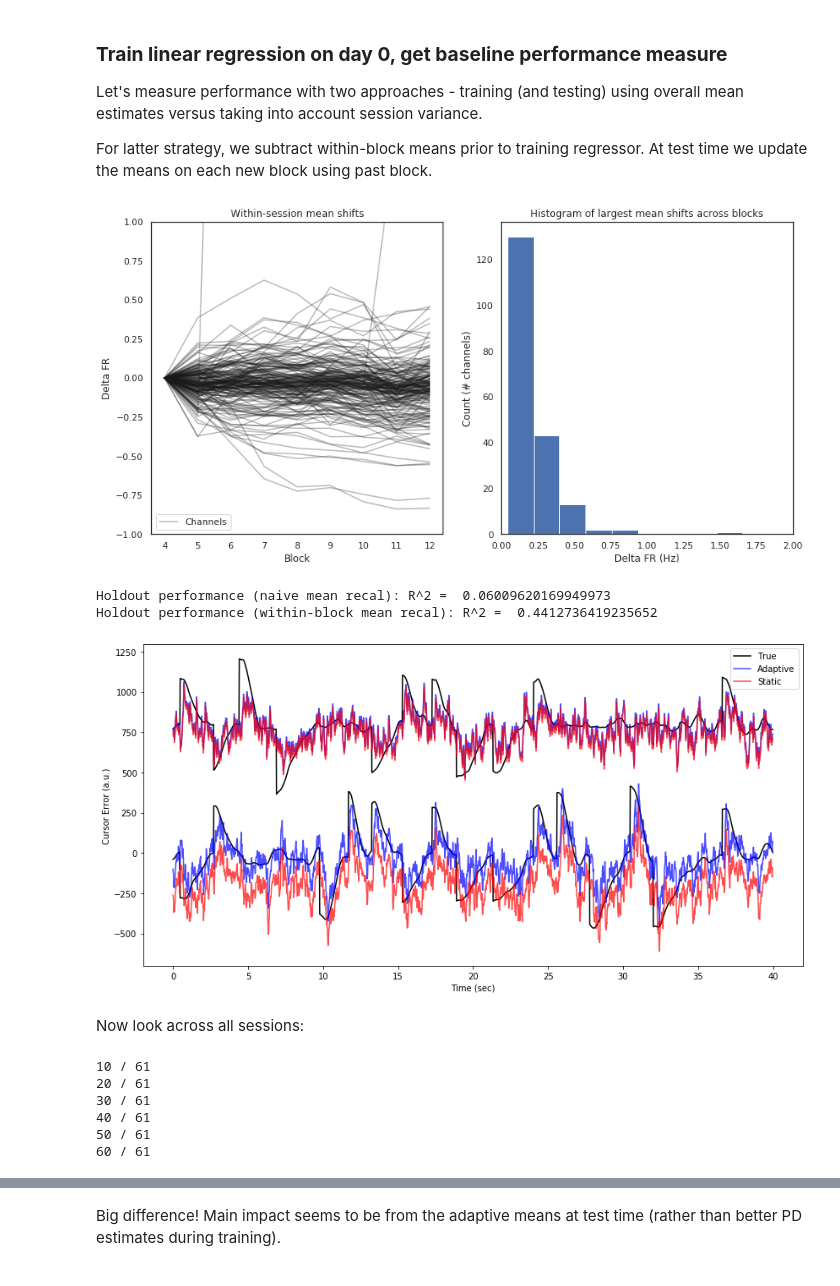
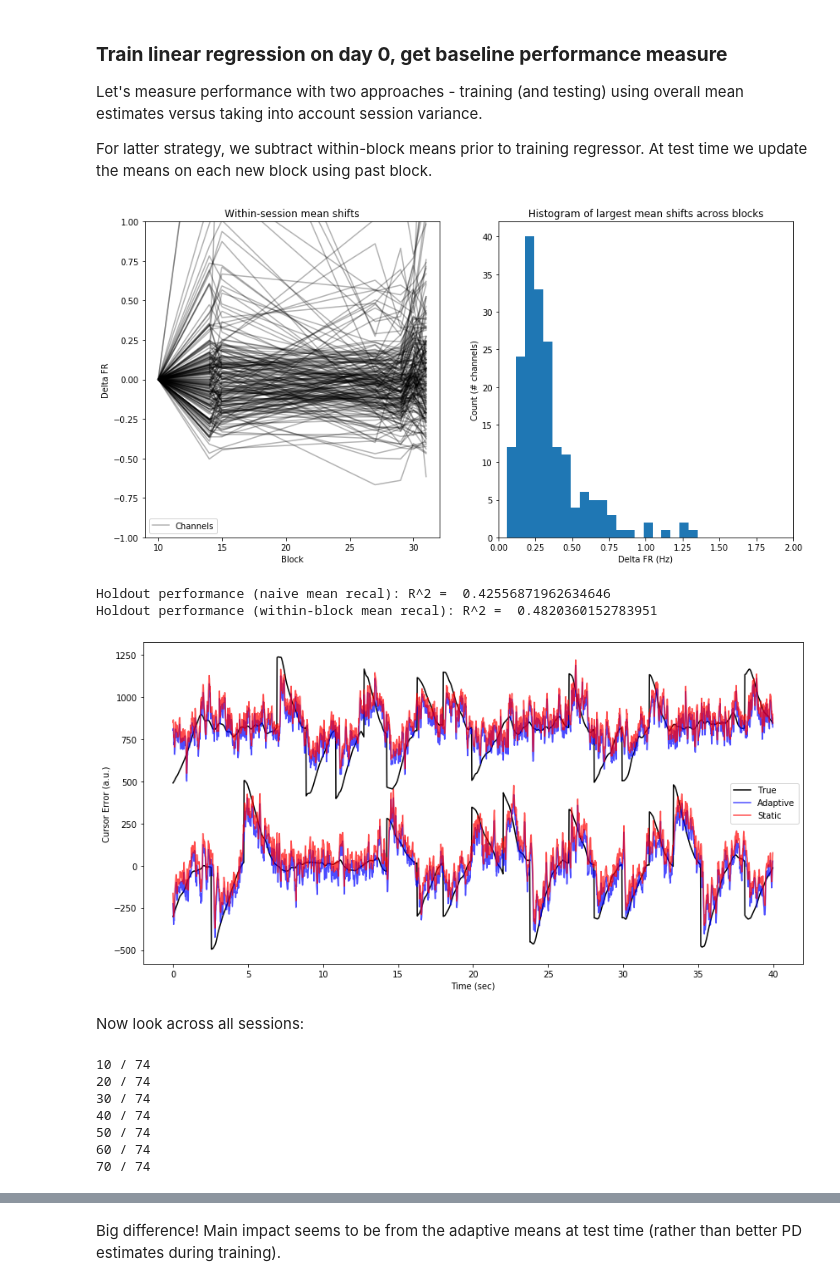
Before and after one commit to guyhwilson/nonstationarities, a Jupyter notebook: notebooks/example_MeanRecalibration.ipynb, the cells around one changed output, grey strips where cells are left out. Cells and saved outputs as stored; diff of their text form; code cells hidden in the pictures.

```diff
--- a/notebooks/example_MeanRecalibration.ipynb
+++ b/notebooks/example_MeanRecalibration.ipynb
@@ -22,15 +22,19 @@ from sklearn.linear_model import LinearRegression
 from sklearn.model_selection import train_test_split
 
 
+min_nblocks    = 2
+max_ndays      = 1e99
+participant    = 'T5'
 
-data_dir    = '/oak/stanford/groups/shenoy/gwilson/nonstationarities/'
-fig_path    = '/home/users/ghwilson/projects/nonstationarities/figures/'
-participant = 'T5/historical/'
-min_nblocks = 3
 
-# preprocess by selecting sessions with a minimal block count:
-files  = loadDataset(data_dir, participant)
-files  = get_Sessions(files, min_nblocks = 3)
+FILE_DIR       = '/oak/stanford/groups/shenoy/ghwilson/nonstationarities/' + participant + '/'
+fig_path       = '/home/users/ghwilson/projects/nonstationarities/figures/'
+filelist       = glob.glob(FILE_DIR + 'historical/*')
+filelist.extend(glob.glob(FILE_DIR + 'new/*'))
+
+block_constraints = getBlockConstraints(FILE_DIR)
+
+files          = get_Sessions(filelist, min_nblocks,  block_constraints = block_constraints)
 # %% [markdown]
 ### **Train linear regression on day 0, get baseline performance measure**
 
@@ -41,38 +45,38 @@ For latter strategy, we subtract within-block means prior to training regressor.
 figSize(7, 14)
 
 # Get initial day performance and decoder:
-day0       = DataStruct(files[20], alignScreens = True, causal_filter= 2)
+day0       = DataStruct(files[2], alignScreens = True, causal_filter= 2)
 date       = 't5.' + day0.date
 
 n_channels = day0.TX[0].shape[1]
 blocks     = np.copy(day0.blockList)
 means      = np.zeros((len(blocks), n_channels))
 
 for i, block in enumerate(blocks):
     trls        = np.where(day0.blockNums == block)[0]
     neural      = np.concatenate([day0.TX[j] for j in trls])
     means[i, :] = neural.mean(axis = 0)
 
 plt.subplot(1, 2, 1)
 _ = plt.plot(blocks, (means - means[0, :]) / means[0, :], color = 'k', alpha = 0.3)
 #plt.gca().set_yscale('log')
 plt.ylim([-1, 1])
 plt.xlabel('Block')
 plt.ylabel('Delta FR')
 plt.title('Within-session mean shifts')
 plt.legend(['Channels'])
 
 plt.subplot(1, 2, 2)
 plt.hist(np.max(np.abs((means - means[0, :]) / means[0, :]), axis = 0), bins = 40)
 plt.xlim([0, 2])
 plt.xlabel('Delta FR (Hz)')
 plt.ylabel('Count (# channels)')
 plt.title('Histogram of largest mean shifts across blocks')
 
-plt.savefig(fig_path + 'means/exampleshift_session', format = 'pdf')
+#plt.savefig(fig_path + 'means/exampleshift_session', format = 'pdf')
 plt.show()
 # %% [output]
-[figure, old version]
+[figure, new version]
 # %%
 task       = None
 blocks     = day0.blockList
@@ -122,21 +126,22 @@ plt.xlabel('Time (sec)')
 plt.ylabel('Cursor Error (a.u.)')
 
 
-plt.savefig(fig_path + 'means/exampleshift_decoded_session', format = 'pdf')
+#plt.savefig(fig_path + 'means/exampleshift_decoded_session', format = 'pdf')
 plt.show()
 # %% [output]
-Holdout performance (naive mean recal): R^2 =  0.06009620169949973
-Holdout performance (within-block mean recal): R^2 =  0.4412736419235652
+Holdout performance (naive mean recal): R^2 =  0.42556871962634646
+Holdout performance (within-block mean recal): R^2 =  0.4820360152783951
-[figure, old version]
+[figure, new version]
 # %% [markdown]
 Now look across all sessions:
 # %%
-from recalibration_utils import get_BlockwiseMeanSubtracted
+from sklearn.linear_model import LinearRegression
 
-n_channels = 192
 task       = None
+train_size = 0.67
 sigma      = 2
 
+fields     = ['TX', 'cursorPos', 'targetPos']
 scores = np.zeros((len(files), 2))
 for i, f in enumerate(files):
     session    = DataStruct(f, causal_filter= sigma, alignScreens = True)
@@ -144,28 +149,30 @@ for i, f in enumerate(files):
     blocks     = None
 
     x, y           = list(), list()
-    xa, xb, ya, yb = getTrainTest(session, train_size = 0.67, task = task, blocks = blocks, shuffle = False, returnFlattened = True)
+    session_dat    = getTrainTest(session, train_size = train_size, task = task, blocks = blocks, fields = fields, returnFlattened = True)
 
     # overall mean subtraction:
-    train_x         = np.concatenate(xa)
-    test_x          = np.concatenate(xb)
-    train_x        -= train_x.mean(axis = 0)
-    test_x         -= train_x.mean(axis = 0)
+    train_x, test_x = subtractMeans(session_dat['train_TX'], session_dat['test_TX'],
+                                    method = 'overall', concatenate = True)
 
     # adaptive/within-block approach:
-    train_x_withinB, test_x_withinB = get_BlockwiseMeanSubtracted(xa, xb, concatenate = True)
+    session_dat    = getTrainTest(session, train_size = train_size, task = task, blocks = blocks, fields = fields, returnFlattened = True)
+    train_x_rolling, test_x_rolling = subtractMeans(session_dat['train_TX'], session_dat['test_TX'],
+                                                    method = 'blockwise', concatenate = True)
 
-    train_y         = np.concatenate(ya)
-    test_y          = np.concatenate(yb)
-    scores[i, 0]    = traintest_DecoderSupervised([train_x], [test_x], [train_y], [test_y])[0][0]
-    scores[i, 1]    = traintest_DecoderSupervised([train_x_withinB], [test_x_withinB], [train_y], [test_y])[0][0]
+    train_y         = np.concatenate(session_dat['train_targetPos']) - np.concatenate(session_dat['train_cursorPos'])
+    test_y          = np.concatenate(session_dat['test_targetPos']) - np.concatenate(session_dat['test_cursorPos'])
+
+    scores[i, 0]    = LinearRegression().fit(train_x, train_y).score(test_x, test_y)
+    scores[i, 1]    = LinearRegression().fit(train_x_rolling, train_y).score(test_x_rolling, test_y)
 
     if (i + 1) % 10 == 0:
         print(i+1, '/', len(files))
 # %% [output]
-10 / 61
-20 / 61
-30 / 61
-40 / 61
-50 / 61
-60 / 61
+10 / 74
+20 / 74
+30 / 74
+40 / 74
+50 / 74
+60 / 74
+70 / 74
```
Also changed, not shown: parts of 3 cells of this notebook, 27 other files.
